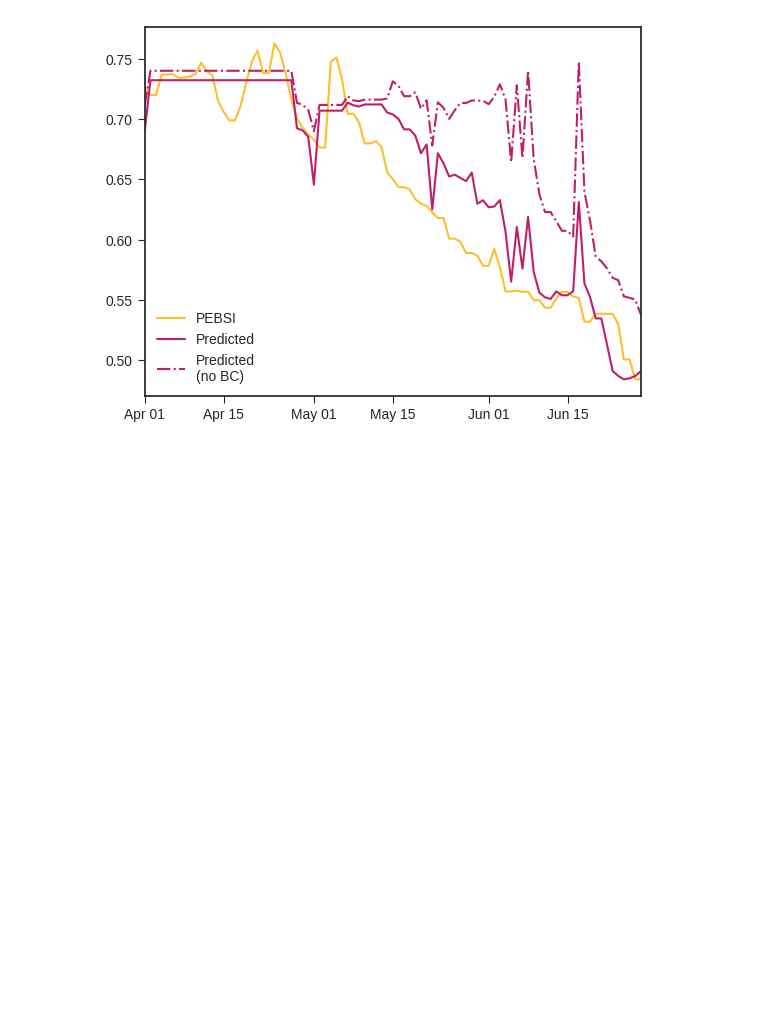
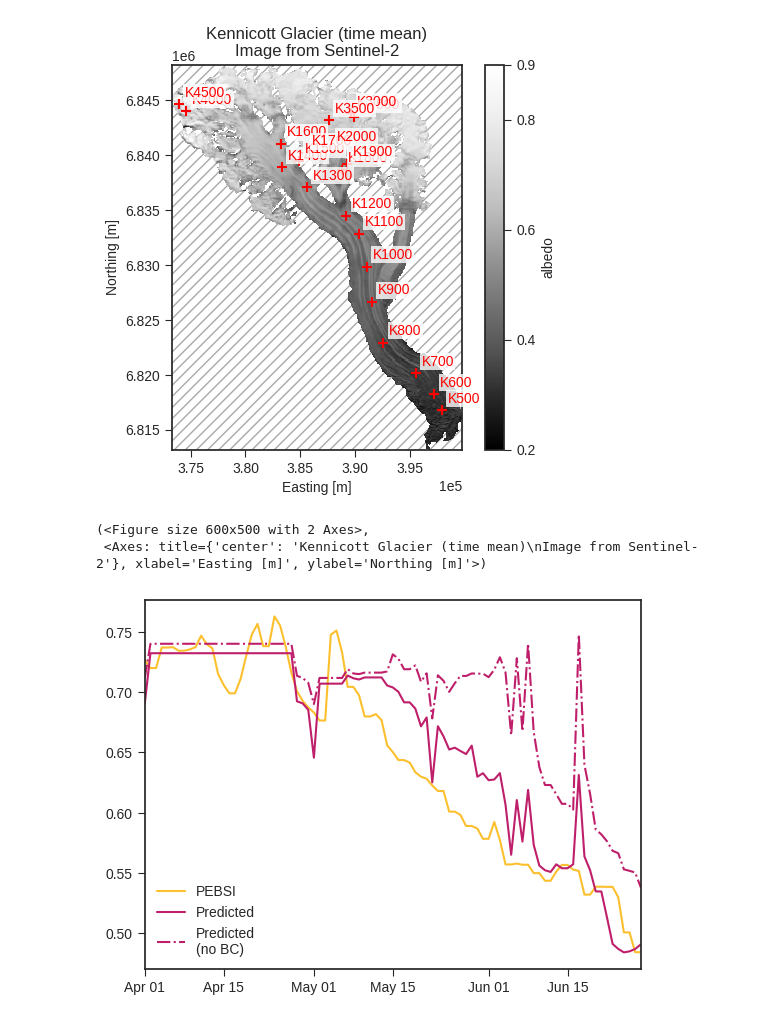
Before and after one commit to clairevwilson/PEBSI, a Jupyter notebook: project/explore.ipynb, the cells around one changed output. Saved outputs shown, nothing was run; the diff lists cells and outputs as text; code cells hidden in the pictures; blank space fills up the shorter version.

```diff
--- a/project/explore.ipynb
+++ b/project/explore.ipynb
@@ -43,3 +129,21 @@ site_dict = {
+# %%
+site_df = pd.read_csv('../data/by_glacier/kennicott/site_constants.csv', index_col=0)
+
+for point in points:
+    elev = 'K'+str(int(point['elevation']))
+    site_df.loc[elev] = [np.nan] * len(site_df.columns)
+    site_df.loc[elev, 'lat'] = point['lat']
+    site_df.loc[elev, 'lon'] = point['lon']
+    site_df.loc[elev, 'elevation'] = point['elevation']
+site_df.to_csv('../data/by_glacier/kennicott/site_constants.csv')
+# %%
+albedo = Albedo('kennicott','GTH')
+new_sites = ['K'+str(int(point['elevation'])) for point in points]
+albedo.plot_map(plot_sites=new_sites)
+# %% [output]
+[figure, added]
+(<Figure size 600x500 with 2 Axes>,
+ <Axes: title={'center': 'Kennicott Glacier (time mean)\nImage from Sentinel-2'}, xlabel='Easting [m]', ylabel='Northing [m]'>)
 # %%
 start, end = pd.to_datetime('2019-04-01'),pd.to_datetime('2019-06-28')
 df = pd.read_csv(base_fp + 'all_snow_df_processed.csv')
```
Also changed, not shown: parts of 12 cells of this notebook, 2 other files.
